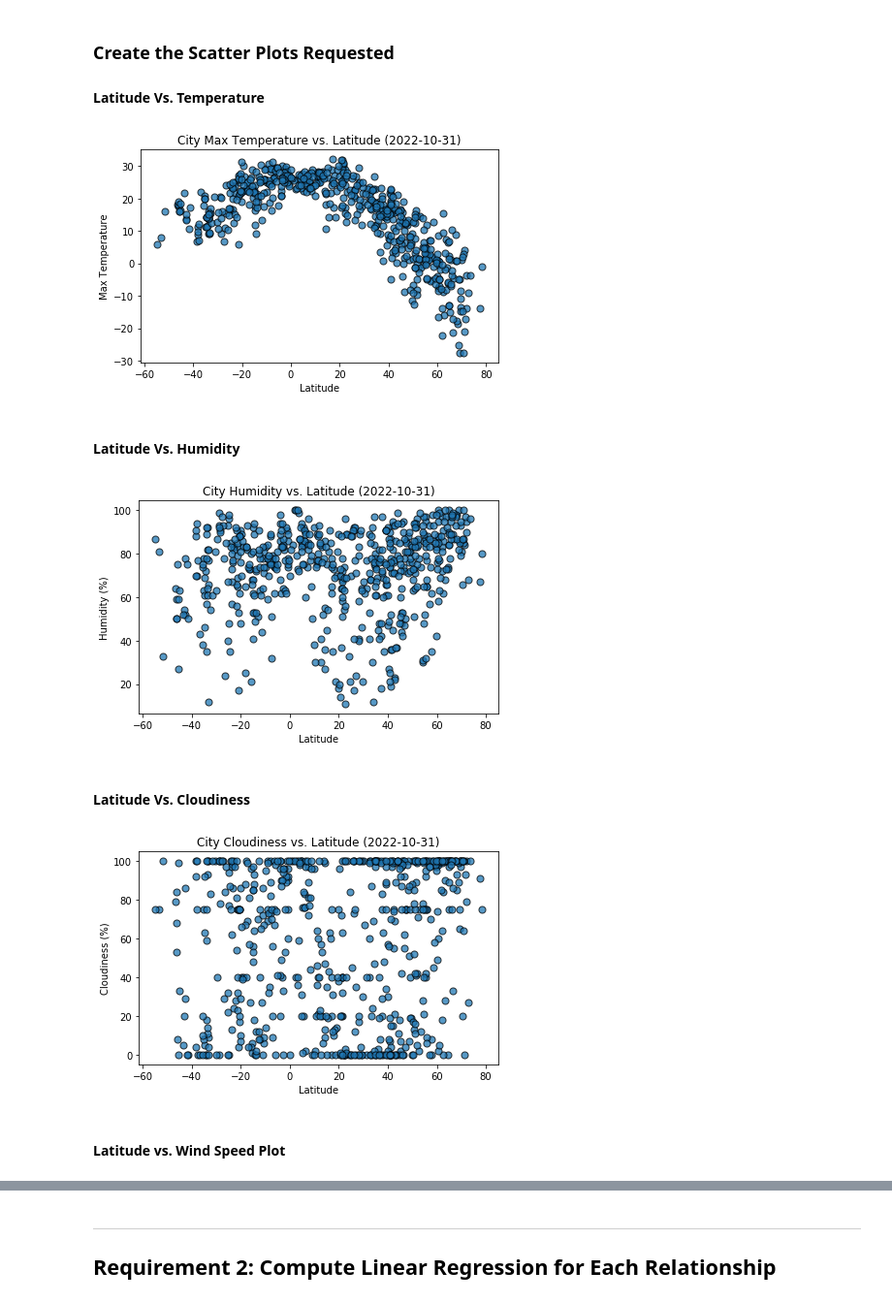
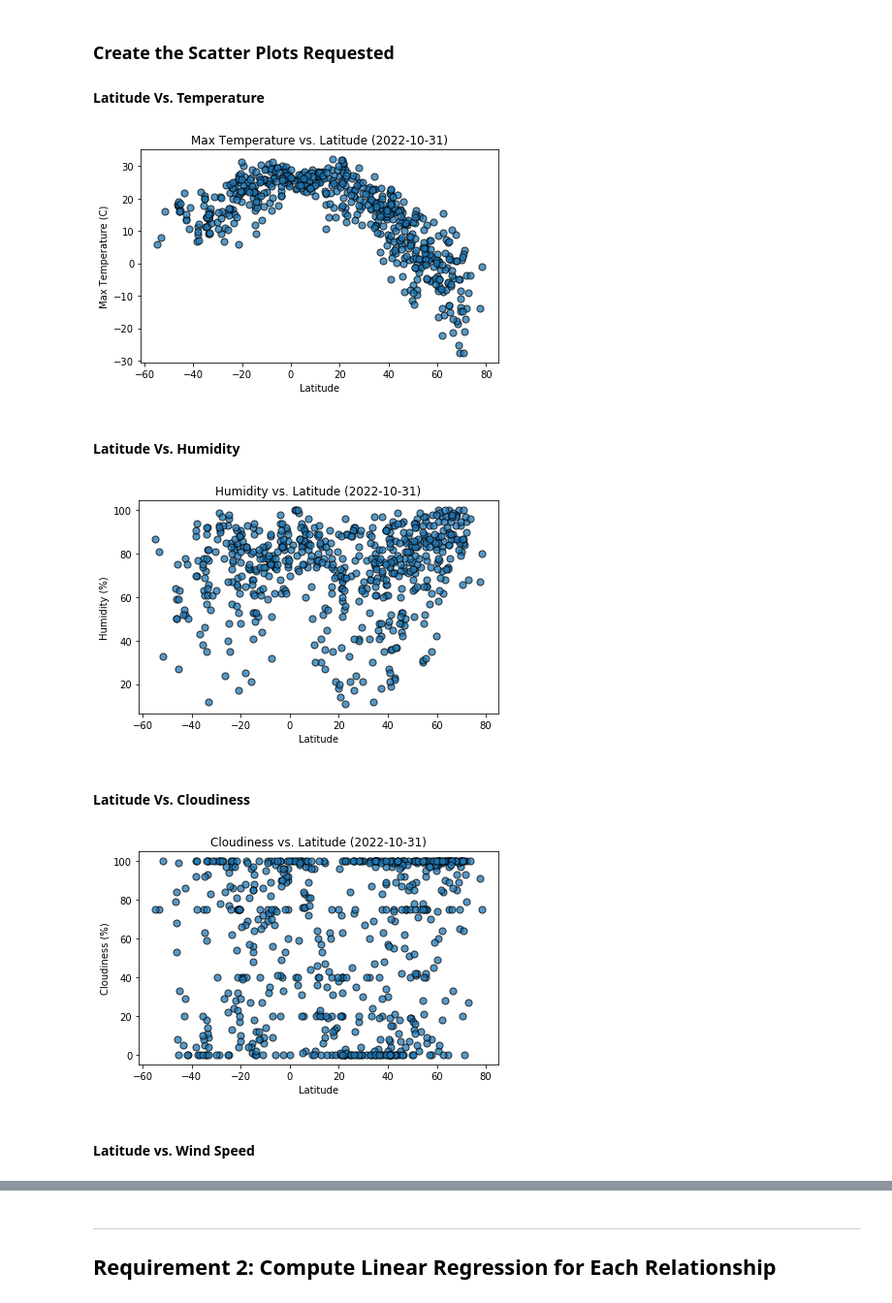
Before and after one commit to gdagger/python-api-challenge, a Jupyter notebook: WeatherPy/WeatherPy.ipynb, the cells around one changed output, grey strips where cells are left out. Shown at 97% size. Cells and saved outputs as stored; diff of their text form; code cells hidden in the pictures.

```diff
--- a/WeatherPy/WeatherPy.ipynb
+++ b/WeatherPy/WeatherPy.ipynb
@@ -197,30 +192,30 @@ city_data_df.head()
 # %%
 # Build scatter plot for latitude vs. temperature
 latitude = city_data_df["Lat"]
 temperature = city_data_df["Max Temp"]
 date = city_data_df.loc[0,"Date"]
 
 # Using datetime.fromtimestamp() function to convert epoch time into datetime object (found online)
 mytimestamp = datetime.fromtimestamp(date)
 
 # Using strftime() function to convert (found online)
 datetime_str = mytimestamp.strftime( "%Y-%m-%d")
 
 plt.scatter(x=latitude, y=temperature, s=50, edgecolors="black", alpha=0.75)
 
 # Incorporate the other graph properties
-plt.title(f"City Max Temperature vs. Latitude ({datetime_str})")
+plt.title(f"Max Temperature vs. Latitude ({datetime_str})")
 plt.xlabel("Latitude")
-plt.ylabel("Max Temperature")
+plt.ylabel("Max Temperature (C)")
 plt.tight_layout()
 
 # Save the figure
 plt.savefig("output_data/Fig1.png")
 
 # Show plot
 plt.show()
 # %% [output]
-[figure, old version]
+[figure, new version]
 # %% [markdown]
 #### Latitude Vs. Humidity
 # %%
@@ -232,7 +227,7 @@ plt.scatter(x=latitude, y=humidity, s=50, edgecolors="black", alpha=0.75)
 
 
 # Incorporate the other graph properties
-plt.title(f"City Humidity vs. Latitude ({datetime_str})")
+plt.title(f"Humidity vs. Latitude ({datetime_str})")
 plt.xlabel("Latitude")
 plt.ylabel("Humidity (%)")
 plt.tight_layout()
@@ -243,7 +238,7 @@ plt.savefig("output_data/Fig2.png")
 # Show plot
 plt.show()
 # %% [output]
-[figure, old version]
+[figure, new version]
 # %% [markdown]
 #### Latitude Vs. Cloudiness
 # %%
@@ -254,7 +249,7 @@ plt.scatter(x=latitude, y=cloudiness, s=50, edgecolors="black", alpha=0.75)
 
 
 # Incorporate the other graph properties
-plt.title(f"City Cloudiness vs. Latitude ({datetime_str})")
+plt.title(f"Cloudiness vs. Latitude ({datetime_str})")
 plt.xlabel("Latitude")
 plt.ylabel("Cloudiness (%)")
 plt.tight_layout()
@@ -265,9 +260,9 @@ plt.savefig("output_data/Fig3.png")
 # Show plot
 plt.show()
 # %% [output]
-[figure, old version]
+[figure, new version]
 # %% [markdown]
-#### Latitude vs. Wind Speed Plot
+#### Latitude vs. Wind Speed
 # %%
 # Build the scatter plots for latitude vs. wind speed
 latitude = city_data_df["Lat"]
```
Also changed, not shown: parts of 18 cells of this notebook, 7 other files.
